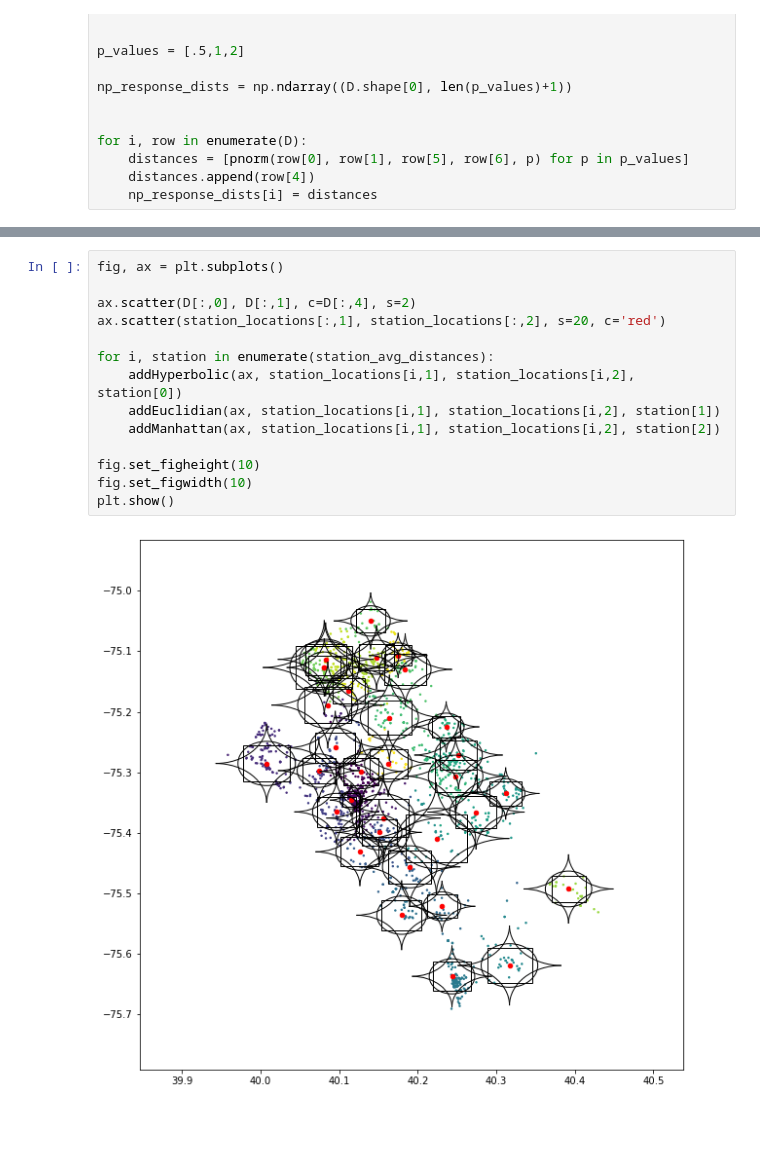
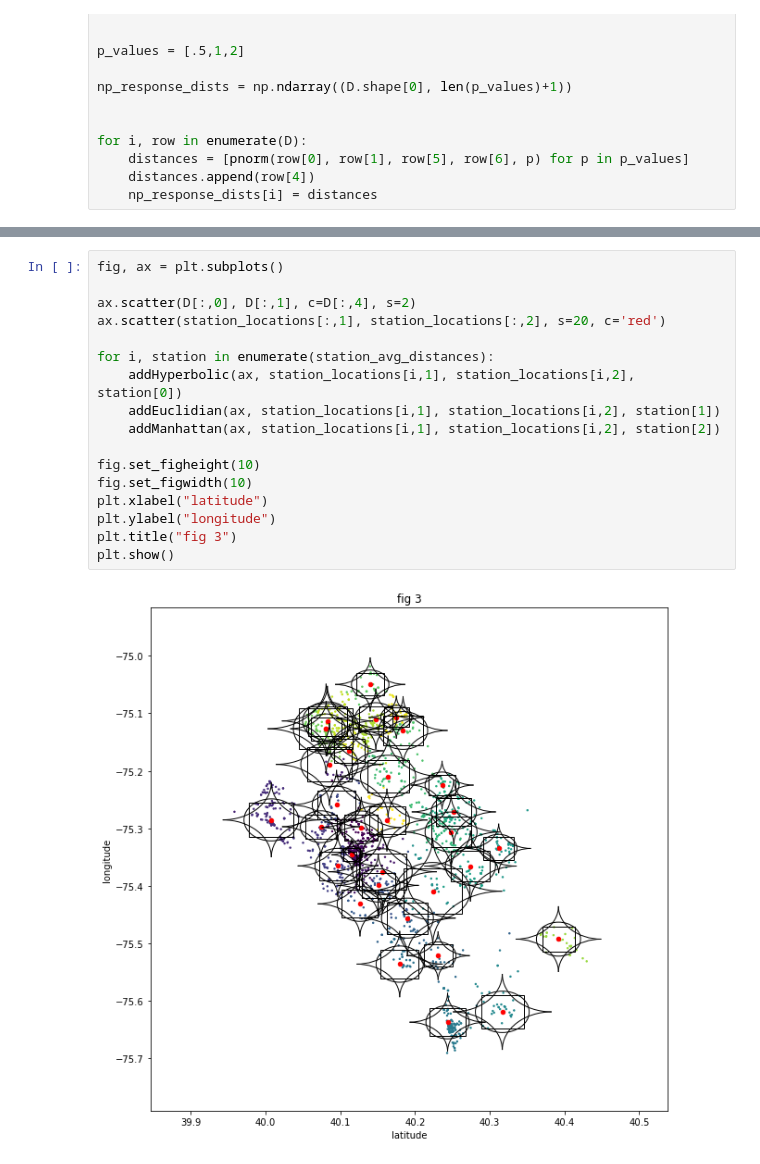
Before and after one commit to michaelbuff/csci-347-FinalProject, a Jupyter notebook: finalproject.ipynb, the cells around one changed output, grey strips where cells are left out. Drawn from its saved outputs; the diff is of its cells as text; blank space fills up the shorter version.

```diff
--- a/finalproject.ipynb
+++ b/finalproject.ipynb
@@ -243,16 +243,19 @@ def addManhattan(ax, x, y, d):
 # %%
 fig, ax = plt.subplots()
 
 ax.scatter(D[:,0], D[:,1], c=D[:,4], s=2)
 ax.scatter(station_locations[:,1], station_locations[:,2], s=20, c='red')
 
 for i, station in enumerate(station_avg_distances):
     addHyperbolic(ax, station_locations[i,1], station_locations[i,2], station[0])
     addEuclidian(ax, station_locations[i,1], station_locations[i,2], station[1])
     addManhattan(ax, station_locations[i,1], station_locations[i,2], station[2])
 
 fig.set_figheight(10)
 fig.set_figwidth(10)
+plt.xlabel("latitude")
+plt.ylabel("longitude")
+plt.title("fig 3")
 plt.show()
 # %% [output]
-[figure, old version]
+[figure, new version]
```
Also changed, not shown: parts of 12 cells of this notebook.
